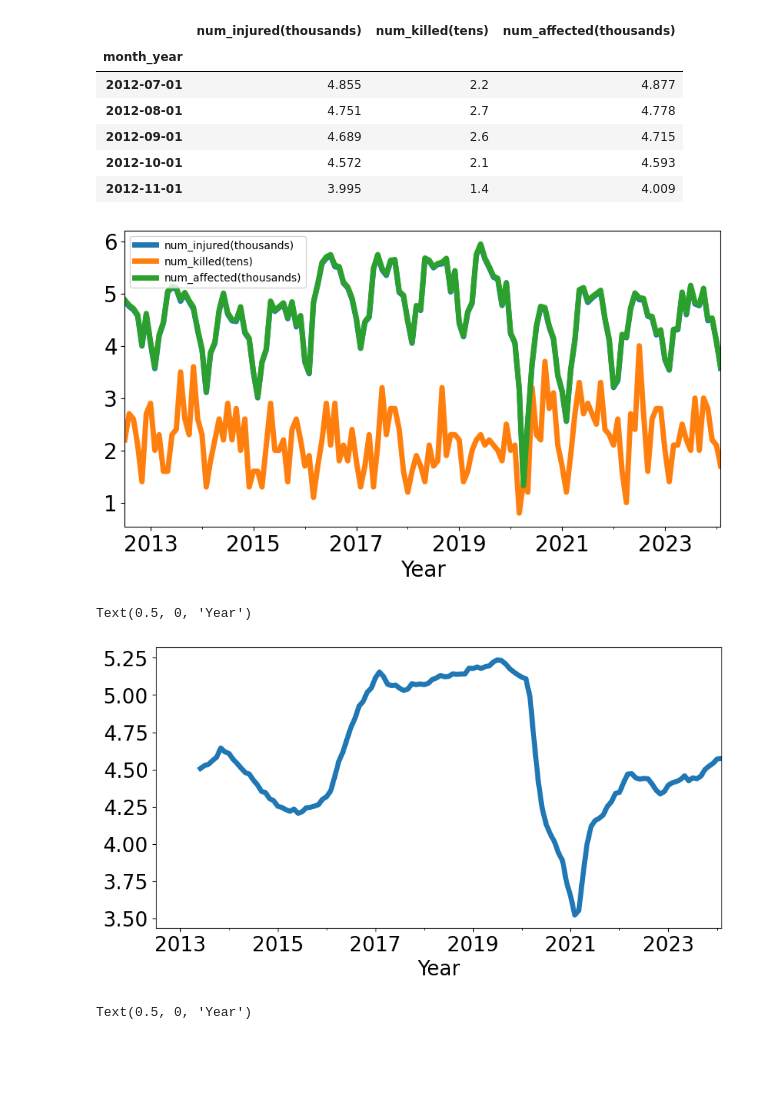
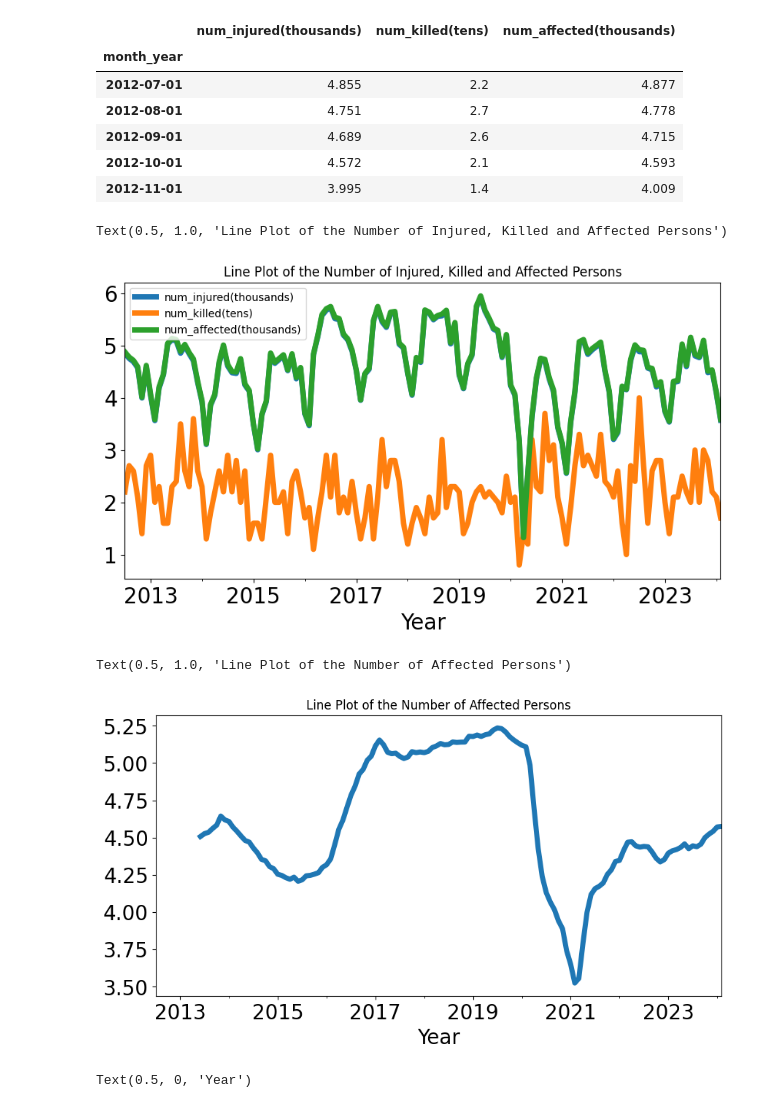
Before and after one commit to Y24-Y3/BigDataProject, a Jupyter notebook: NYC_Crashers.ipynb, the cells around one changed output. Cells and saved outputs as stored; diff of their text form; code cells hidden in the pictures; blank space fills up the shorter version.

```diff
--- a/NYC_Crashers.ipynb
+++ b/NYC_Crashers.ipynb
@@ -202,15 +313,18 @@ reg_df_2.head()
 # %%
 reg_df_2.plot(figsize=(10,5), linewidth=5, fontsize=20)
 plt.xlabel('Year', fontsize=20);
+plt.title("Line Plot of the Number of Injured, Killed and Affected Persons")
 # %% [output]
+Text(0.5, 1.0, 'Line Plot of the Number of Injured, Killed and Affected Persons')
-[figure, old version]
+[figure, new version]
 # %%
 affected = reg_df_2['num_affected(thousands)'].copy()
 affected.rolling(12).mean().plot(figsize=(10,5), linewidth=5, fontsize=20)
 plt.xlabel('Year', fontsize=20)
+plt.title("Line Plot of the Number of Affected Persons")
 # %% [output]
-Text(0.5, 0, 'Year')
+Text(0.5, 1.0, 'Line Plot of the Number of Affected Persons')
-[figure, old version]
+[figure, new version]
 # %%
 affected.diff().plot(figsize=(10,5), linewidth=5, fontsize=20)
 plt.xlabel('Year', fontsize=20)
```
Also changed, not shown: parts of 78 cells of this notebook.
